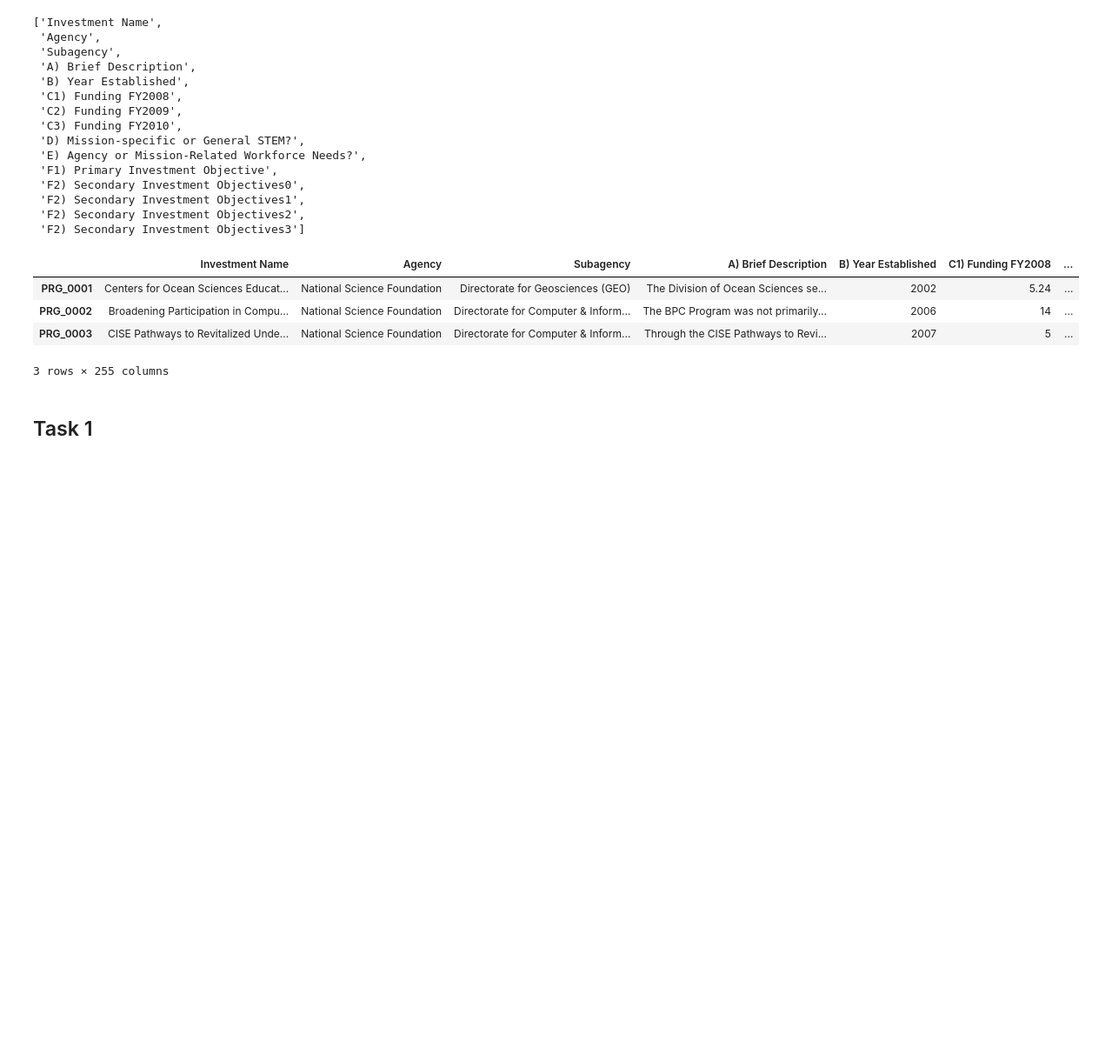
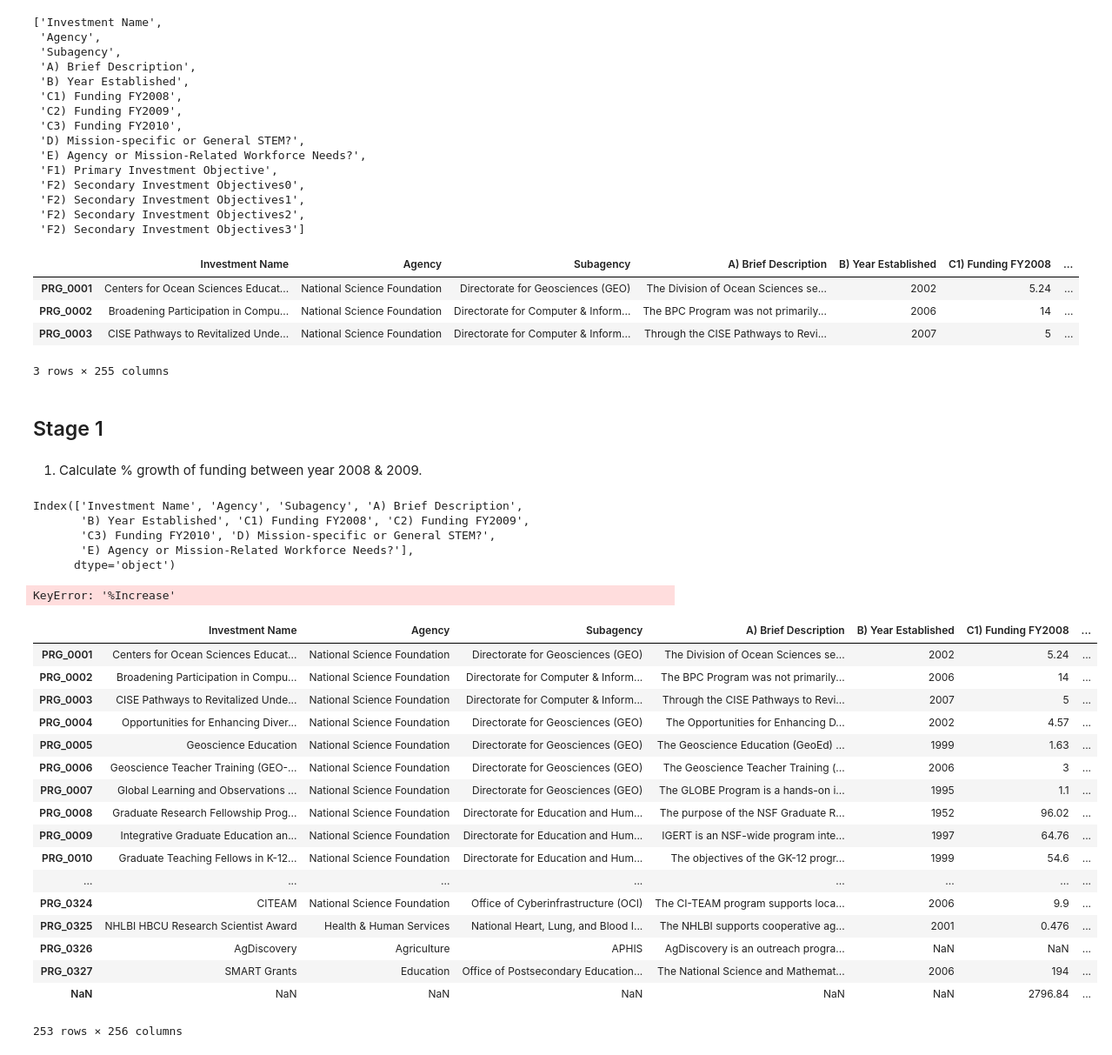
Before and after one commit to mittrayash/ml_stem_analysis, a Jupyter notebook: Solutions.ipynb, the cells around one changed output. Shown at 87% size. Drawn from its saved outputs; the diff is of its cells as text; code cells hidden in the pictures; blank space fills up the shorter version.

Commit message:
Calculated % Increase (Stage 1, Task 1)

```diff
--- a/Solutions.ipynb
+++ b/Solutions.ipynb
@@ -120,4 +120,51 @@ df.head(3)
 | PRG_0003 | CISE Pathways to Revitalized Unde... | National Science Foundation | Directorate for Computer & Inform... | Through the CISE Pathways to Revi... | 2007 | 5 | ... |
 3 rows × 255 columns
 # %% [markdown]
-## Task 1
+## Stage 1
+# %% [markdown]
+ 1) Calculate % growth of funding between year 2008 & 2009.
+# %%
+df.columns[:10]
+# %% [output]
+Index(['Investment Name', 'Agency', 'Subagency', 'A) Brief Description',
+       'B) Year Established', 'C1) Funding FY2008', 'C2) Funding FY2009',
+       'C3) Funding FY2010', 'D) Mission-specific or General STEM?',
+       'E) Agency or Mission-Related Workforce Needs?'],
+      dtype='object')
+# %%
+# Some of the df['C1) Funding FY2008'] are = NaN. Assuming that the funding for those years was 0
+
+ df[df['% Increase'].isnull()]
+df[].fillna(0, inplace=True)
+# %% [output]
+KeyError: '%Increase'
+# %%
+def protector(x):
+    try:
+        ans = (x['C3) Funding FY2010'] - x['C1) Funding FY2008']) / x['C1) Funding FY2008']
+        return (ans * 100)
+    except ZeroDivisionError:
+        return (100)
+# %%
+
+df["% Increase"] = df.apply(lambda x: protector(x), axis=1)
+df
+# %% [output]
+|  | Investment Name | Agency | Subagency | A) Brief Description | B) Year Established | C1) Funding FY2008 | ... |
+| PRG_0001 | Centers for Ocean Sciences Educat... | National Science Foundation | Directorate for Geosciences (GEO) | The Division of Ocean Sciences se... | 2002 | 5.24 | ... |
+| PRG_0002 | Broadening Participation in Compu... | National Science Foundation | Directorate for Computer & Inform... | The BPC Program was not primarily... | 2006 | 14 | ... |
+| PRG_0003 | CISE Pathways to Revitalized Unde... | National Science Foundation | Directorate for Computer & Inform... | Through the CISE Pathways to Revi... | 2007 | 5 | ... |
+| PRG_0004 | Opportunities for Enhancing Diver... | National Science Foundation | Directorate for Geosciences (GEO) | The Opportunities for Enhancing D... | 2002 | 4.57 | ... |
+| PRG_0005 | Geoscience Education | National Science Foundation | Directorate for Geosciences (GEO) | The Geoscience Education (GeoEd) ... | 1999 | 1.63 | ... |
+| PRG_0006 | Geoscience Teacher Training (GEO-... | National Science Foundation | Directorate for Geosciences (GEO) | The Geoscience Teacher Training (... | 2006 | 3 | ... |
+| PRG_0007 | Global Learning and Observations ... | National Science Foundation | Directorate for Geosciences (GEO) | The GLOBE Program is a hands-on i... | 1995 | 1.1 | ... |
+| PRG_0008 | Graduate Research Fellowship Prog... | National Science Foundation | Directorate for Education and Hum... | The purpose of the NSF Graduate R... | 1952 | 96.02 | ... |
+| PRG_0009 | Integrative Graduate Education an... | National Science Foundation | Directorate for Education and Hum... | IGERT is an NSF-wide program inte... | 1997 | 64.76 | ... |
+| PRG_0010 | Graduate Teaching Fellows in K-12... | National Science Foundation | Directorate for Education and Hum... | The objectives of the GK-12 progr... | 1999 | 54.6 | ... |
+| ... | ... | ... | ... | ... | ... | ... | ... |
+| PRG_0324 | CITEAM | National Science Foundation | Office of Cyberinfrastructure (OCI) | The CI-TEAM program supports loca... | 2006 | 9.9 | ... |
+| PRG_0325 | NHLBI HBCU Research Scientist Award | Health & Human Services | National Heart, Lung, and Blood I... | The NHLBI supports cooperative ag... | 2001 | 0.476 | ... |
+| PRG_0326 | AgDiscovery | Agriculture | APHIS | AgDiscovery is an outreach progra... | NaN | NaN | ... |
+| PRG_0327 | SMART Grants | Education | Office of Postsecondary Education... | The National Science and Mathemat... | 2006 | 194 | ... |
+| NaN | NaN | NaN | NaN | NaN | NaN | 2796.84 | ... |
+253 rows × 256 columns
```
Also changed, not shown: parts of 2 cells of this notebook.
